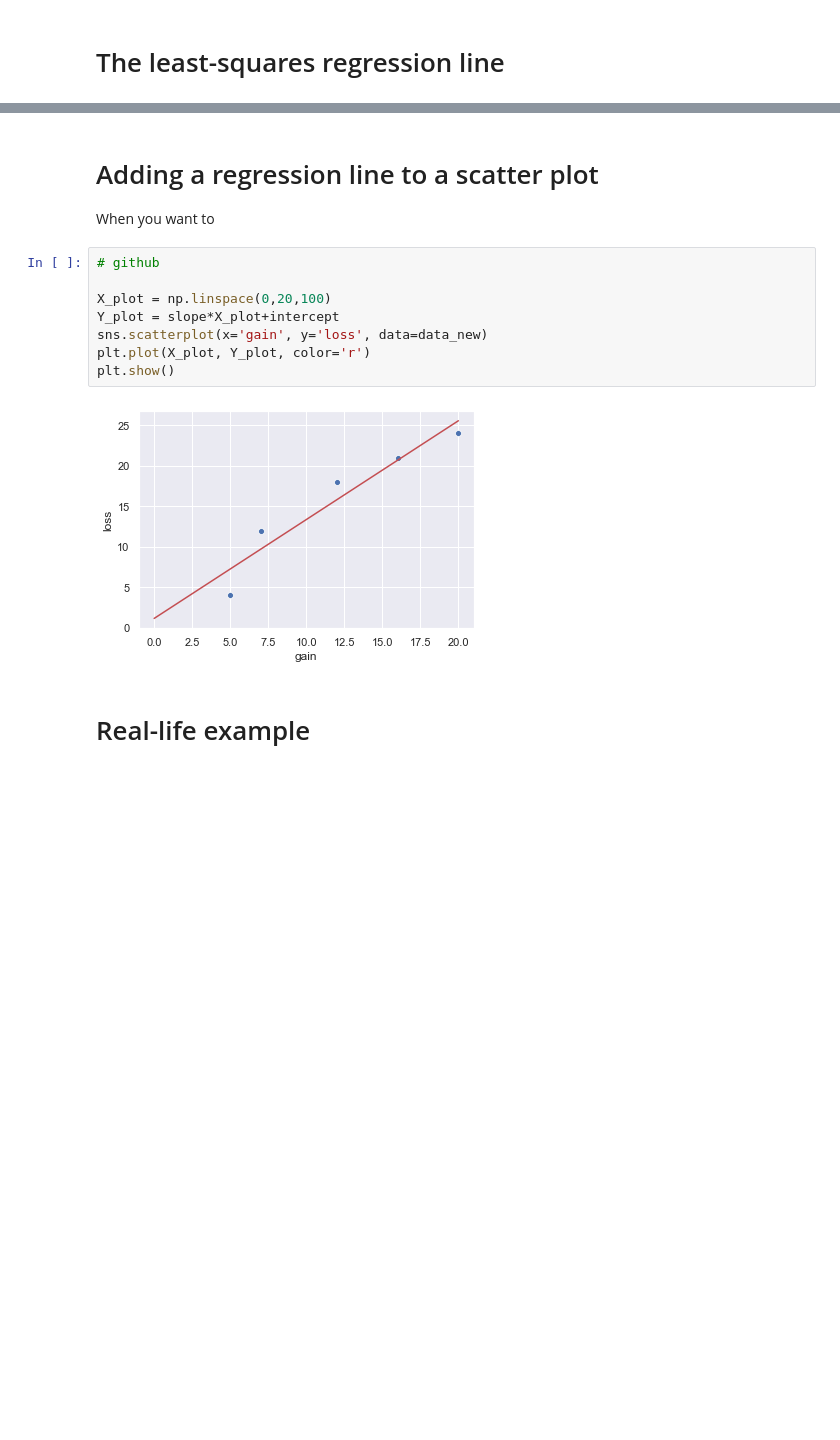
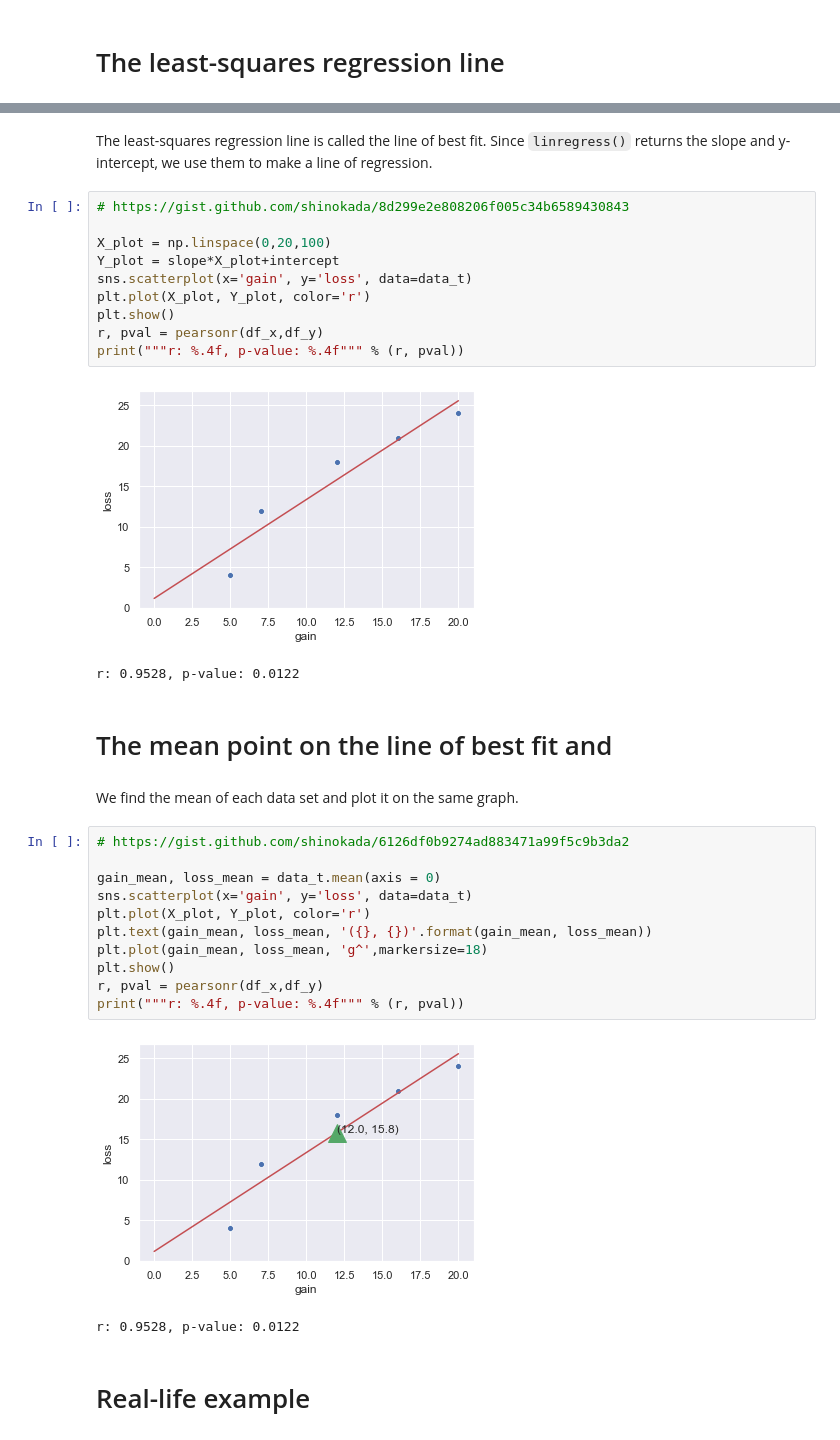
Before and after one commit to shinokada/python-for-ib-diploma-mathematics, a Jupyter notebook: A Measure of Linear Relationship.ipynb, the cells around one changed output, grey strips where cells are left out. Cells and saved outputs as stored; diff of their text form; blank space fills up the shorter version.

```diff
--- a/A Measure of Linear Relationship.ipynb
+++ b/A Measure of Linear Relationship.ipynb
@@ -110,16 +105,35 @@ To know if a correlation is stastically significant, you use the degree of freed
-# %% [markdown]
-# Adding a regression line to a scatter plot
-
-When you want to
+# %% [markdown]
+The least-squares regression line is called the line of best fit. Since `linregress()` returns the slope and y-intercept, we use them to make a line of regression.
 # %%
-# github
+# https://gist.github.com/shinokada/8d299e2e808206f005c34b6589430843
 
 X_plot = np.linspace(0,20,100)
 Y_plot = slope*X_plot+intercept
-sns.scatterplot(x='gain', y='loss', data=data_new)
+sns.scatterplot(x='gain', y='loss', data=data_t)
 plt.plot(X_plot, Y_plot, color='r')
 plt.show()
+r, pval = pearsonr(df_x,df_y)
+print("""r: %.4f, p-value: %.4f""" % (r, pval))
 # %% [output]
 [figure]
+r: 0.9528, p-value: 0.0122
+# %% [markdown]
+# The mean point on the line of best fit and
+# %% [markdown]
+We find the mean of each data set and plot it on the same graph.
+# %%
+# https://gist.github.com/shinokada/6126df0b9274ad883471a99f5c9b3da2
+
+gain_mean, loss_mean = data_t.mean(axis = 0)
+sns.scatterplot(x='gain', y='loss', data=data_t)
+plt.plot(X_plot, Y_plot, color='r')
+plt.text(gain_mean, loss_mean, '({}, {})'.format(gain_mean, loss_mean))
+plt.plot(gain_mean, loss_mean, 'g^',markersize=18)
+plt.show()
+r, pval = pearsonr(df_x,df_y)
+print("""r: %.4f, p-value: %.4f""" % (r, pval))
+# %% [output]
+[figure, added]
+r: 0.9528, p-value: 0.0122
 # %% [markdown]
 # Real-life example
```
Also changed, not shown: parts of 38 cells of this notebook, 2 other files.
